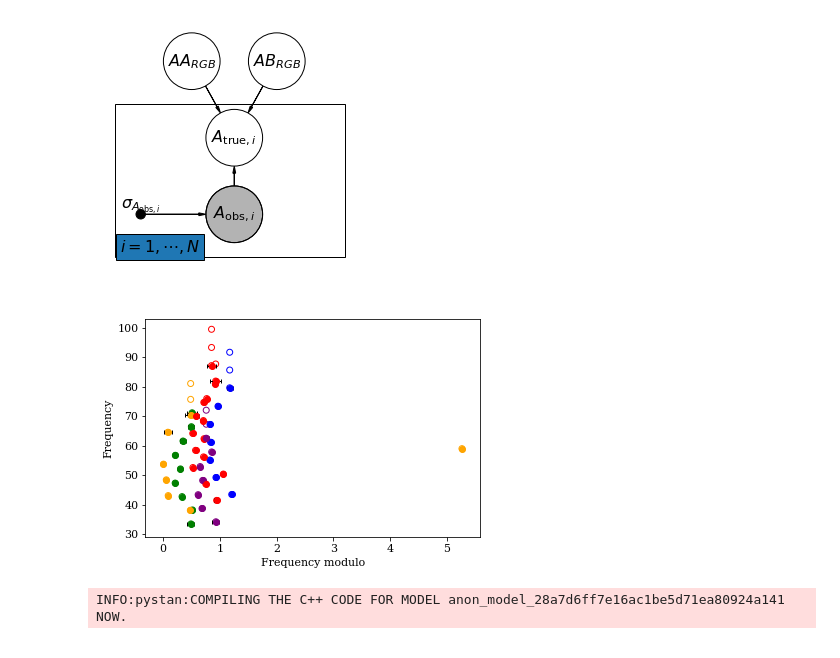
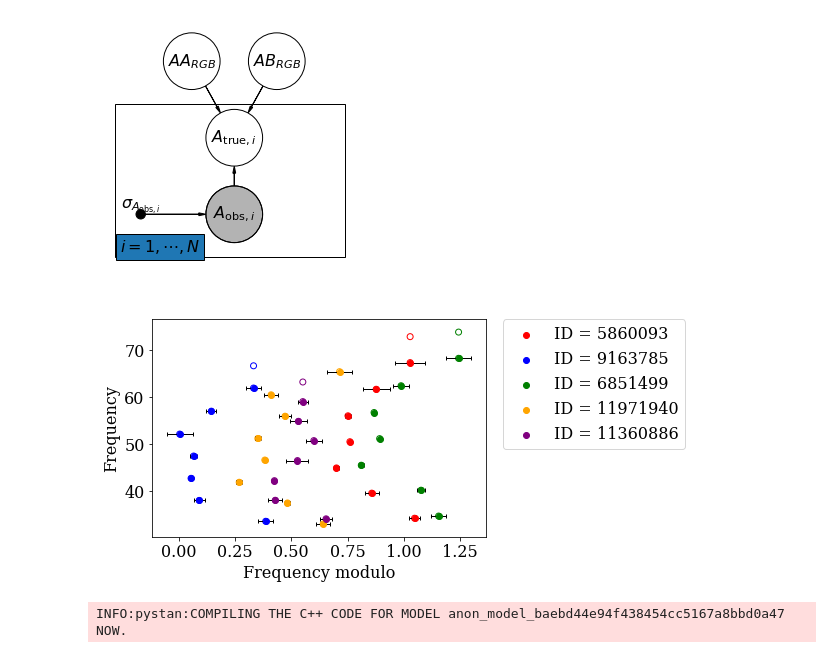
Before and after one commit to daw538/y4project, a Jupyter notebook: JoshFiles/rgData-HBM.ipynb, the cells around one changed output. Drawn from its saved outputs; the diff is of its cells as text; code cells hidden in the pictures.

Commit message:
Added condition to check that star is RGB using Elsworth et al classification data and added student t dist on A

```diff
--- a/JoshFiles/rgData-HBM.ipynb
+++ b/JoshFiles/rgData-HBM.ipynb
@@ -13,30 +13,36 @@ from matplotlib import rc
 rc("font", family="serif", size=11)
 
 import itertools
-colours = itertools.cycle(('r', 'b', 'g', 'orange', 'purple'))
+colours = itertools.cycle(('r', 'b', 'g', 'orange', 'purple', 'k'))
 # %%
 #Import output data
 output = pd.read_csv('../data/output_back_filesremoved.csv', usecols=[1,11,24])
 #IDs = [(output.loc[output['ID'] == random.choice(output['ID'])]).iloc[0]['Numax'] for i in range(5)]
 df_met = pd.read_csv('../data/APOKASCfull.csv')
+df_class = pd.read_csv('../data/RGclassification.txt', header=None, delim_whitespace=True, names=['KIC', 'type'])
 
 #Set numax range so stars are chosen with similar size echelles
 rng = 30
 numax_tgt = 75
 output = output.loc[(np.abs(output['numax'] - numax_tgt) < rng)].reset_index(drop=True)
 
-#Number of stars to model
-nStars = 6
+#Number of stars to model (between 1 and 1212) and star classification (RGB, RC, 2CL)
+nStars = 5
+RGclass = 'RGB'
 
 #Selects a random sample of stars from the file, recording their IDs and makes sure the stars exist in APOKASC fil
 IDs = []*nStars
 i = 0
 while i < nStars:
     nextID = random.choice(output['kic'])
-    for j in range(len(df_met.KIC)):
-        if nextID == df_met.KIC[j]:
-            IDs.append(nextID)
-            i += 1
+    if df_class.loc[df_class['KIC'] == nextID].type.values == RGclass:
+        for j in range(len(df_met.KIC)):
+            if nextID == df_met.KIC[j]:
+                IDs.append(nextID)
+                i += 1
+
+#Add the Elsworth classification
+
 #Chooses specific stars each time
 #IDs = [8759811, 10416550, 8824452, 11821439, 9470276]
 
@@ -123,41 +129,41 @@ for i in np.arange(0,len(IDs),1):
     colour = next(colours)
     # Plot all frequencies, and errorbars for the 'true' data
     plt.scatter(modesID[i]['f0'] % dnu_avgID[i], modesID[i]['f0'],
-                label=r'ID = '+str(IDs[i]), zorder=-1, facecolors='none', edgecolors=colour)
+                label='', zorder=-1, facecolors='none', edgecolors=colour)
     pts = modesID[i].loc[(modesID[i]['f0_err'] < 10e3)]
     plt.scatter(pts['f0'] % dnu_avgID[i], pts['f0'],
                 label=r'ID = '+str(IDs[i]), c=colour)
     plt.errorbar(pts['f0'] % dnu_avgID[i], pts['f0'], xerr=pts['f0_err'],
                         zorder=0, fmt="none", label='', c='k',
                         capsize=2, markersize=4, elinewidth=1)
 
 #for i in np.arange(0,len(IDs),1):
     #plt.scatter(modesID[i]['f0'] % dnu_avgID[i], modesID[i]['f0'], label=r'ID = '+str(IDs[i]))
 
 #Define start parameters
 eps = []
 for i in range(len(IDs)):
     epsilon1 = np.median((modesID[i].f0 % dnu_avg) / dnu_avg)
     eps.append(epsilon1)
 epsilon = np.asarray(eps)
 
 numax_obs = Numax
 numax_err = Numax_err
 nmax = numax_obs/dnu_avgarr - epsilon
 alpha = 0.015*dnu_avgarr**(-0.32)
 #A = np.ones([len(IDs)])*0.05
 A = 0.6*dnu_avgarr**(-0.88)
 G = np.ones([len(IDs)])*3.08
 tau = np.ones([len(IDs)])*1000
 phi = np.ones([len(IDs)])*1.71
 
 plt.ylabel('Frequency')
 plt.xlabel(r'Frequency modulo')
-#plt.legend(bbox_to_anchor=(1.05, 1), loc=2, borderaxespad=0.)
+plt.legend(bbox_to_anchor=(1.05, 1), loc=2, borderaxespad=0.)
 plt.show()
 #print(A)
 # %% [output]
-[figure, old version]
+[figure, new version]
 # %%
 code = '''
 functions{
@@ -180,7 +186,11 @@ data {
 parameters {
     real dnu[N];
     real<lower = 0> numax[N];
+    real <lower = 0> G[N];
+    real<lower = -2.0*pi(), upper = 2.0*pi()> phi[N];
+    real<lower = 0> tau[N];
 
+    //Hierarchical parameters
     real epsilon_std[N];
     real<lower = 0> eps_sig;
     real epsA;
@@ -191,31 +201,28 @@ parameters {
     real alA;
     real alB;
 
-    real <lower = 0> A[N];
-    //real A_std[N];
-    //real<lower = 0> A_sig;
-    //real AA;
-    //real AB;
+    //real <lower = 0> A[N];
+    real A_std[N];
+    real<lower = 0> A_sig;
+    real AA;
+    real AB;
 
-    real <lower = 0> G[N];
     //real G_std[N];
     //real<lower = 0> G_sig;
     //real GA;
     //real GB;
 
-    real<lower = -2.0*pi(), upper = 2.0*pi()> phi[N];
-    real<lower = 0> tau[N];
 }
 
 transformed parameters{
     real epsilon[N];
     real alpha[N];
-    //real A[N];
+    real A[N];
     //real G[N];
     for (i in 1:N){
         epsilon[i] = epsilon_std[i] * eps_sig + (epsA + epsB * log(dnu[i]));
         alpha[i] = alpha_std[i] * al_sig + (alA * (dnu[i])^(-alB));
-        //A[i] = A_std[i] * A_sig + (AA*dnu[i]^(-AB));
+        A[i] = A_std[i] * A_sig + (AA*dnu[i]^(-AB));
         //G[i] = G_std[i] * G_sig + (GA*dnu[i]^(-GB));
     }
 }
@@ -236,13 +243,14 @@ model {
         //A[i] ~ lognormal(log(AA*dnu[i]^(-AB)), 0.4);
         //epsilon[i] ~ uniform(-0.0, 2.0);
         //alpha[i] ~ lognormal(log(0.015*dnu[i]^(-0.32)), 0.5);
-        A[i] ~ lognormal(log(0.06*dnu[i]^(-0.88)), 0.4);
+        //A[i] ~ lognormal(log(0.06*dnu[i]^(-0.88)), 0.4);
     }
     //nmax ~ normal(10, 4);
     G ~ normal(3.08, 0.65);
     tau ~ normal(500, 100);
     //numax ~ normal(numax_obs, numax_err);
 
+    //Hyperpriors
     epsilon_std ~ normal(0, 1);
     eps_sig ~ normal(0, 0.5);
     epsA ~ normal(0.601, 0.25);
@@ -253,10 +261,10 @@ model {
     alA ~ normal(0.015, 0.005);
     alB ~ normal(0.32, 0.08);
 
-    //A_std ~ normal(0, 1);
-    //A_sig ~ normal(0, 0.5);
-    //AA ~ normal(0.06, 0.01);
-    //AB ~ normal(0.88, 0.05);
+    A_std ~ student_t(8, 0, 1);
+    A_sig ~ normal(0, 0.5);
+    AA ~ normal(0.06, 0.02);
+    AB ~ normal(0.88, 0.05);
 
     //G_std ~ normal(0, 1);
     //G_sig ~ normal(0, 0.5);
@@ -266,7 +274,7 @@ model {
 '''
 sm = pystan.StanModel(model_code=code)
 # %% [output]
-INFO:pystan:COMPILING THE C++ CODE FOR MODEL anon_model_28a7d6ff7e16ac1be5d71ea80924a141 NOW.
+INFO:pystan:COMPILING THE C++ CODE FOR MODEL anon_model_baebd44e94f438454cc5167a8bbd0a47 NOW.
 # %%
 no_tau = pd.read_csv('../Dan_notebooks/no_tau_models.csv', names=['dnu', 'numax', 'epsilon', 'alpha', 'A', 'G', 'phi', 'tau'])
 
```
Also changed, not shown: parts of 10 cells of this notebook, 2 other files.
